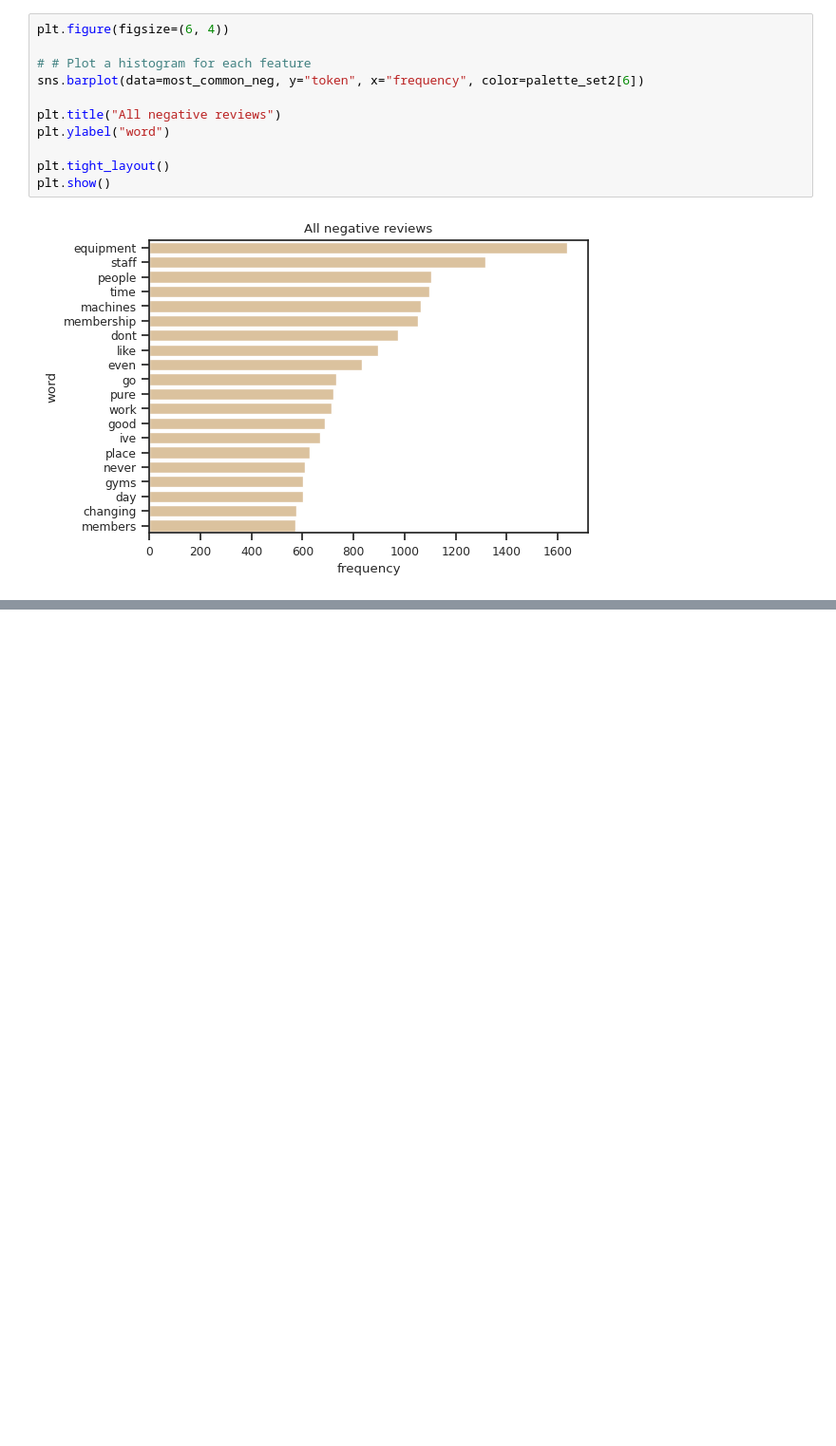
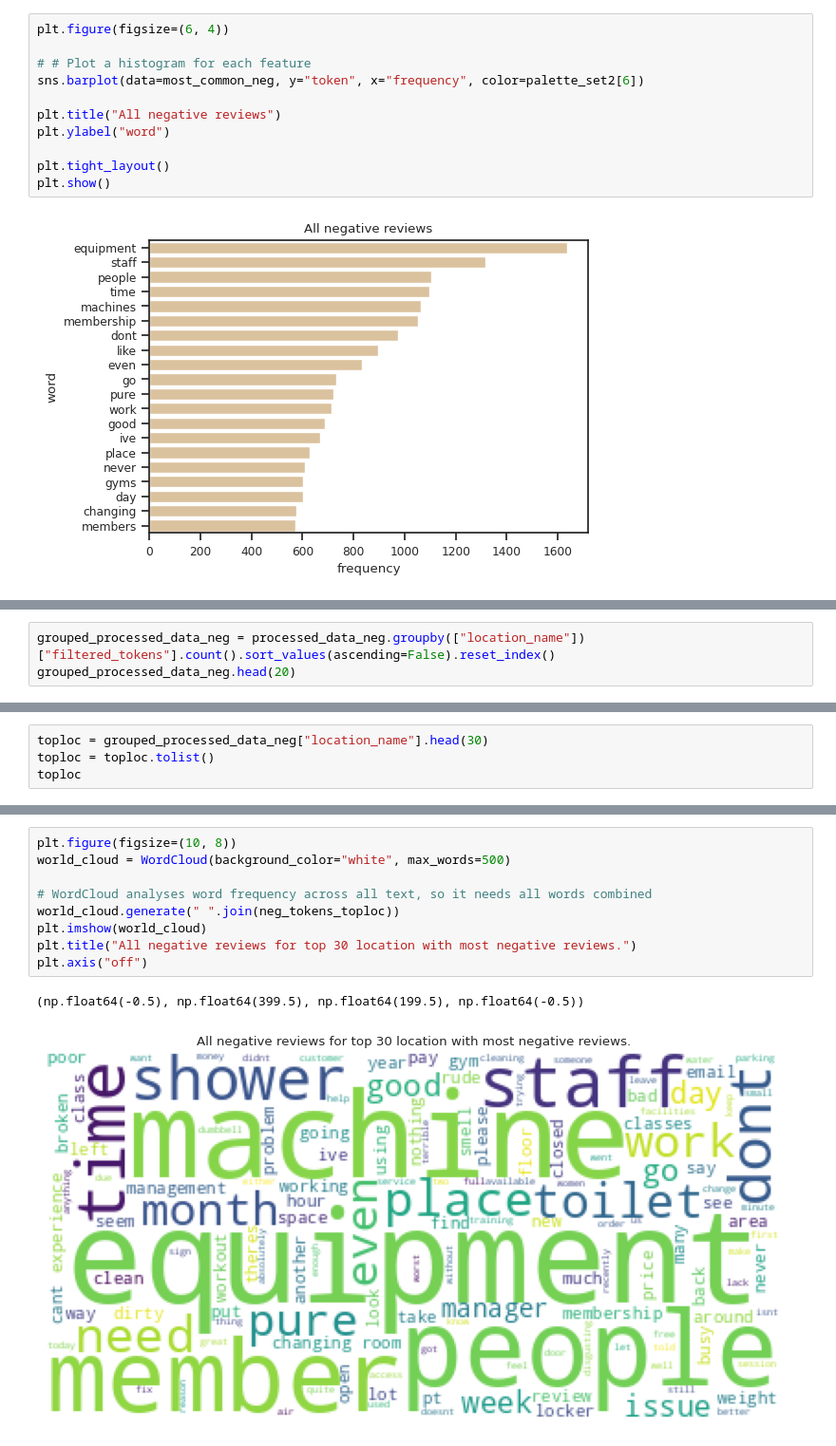
Before and after one commit to dyarparvar/NLP-and-Topic-Modelling-of-Customer-Reviews, a Jupyter notebook: Yarparvar_Darya_CAM_DS_C301_Topic_project_4_1.ipynb, the cells around one changed output, grey strips where cells are left out. Shown at 95% size. Saved outputs shown, nothing was run; the diff lists cells and outputs as text; blank space fills up the shorter version.

```diff
--- a/Yarparvar_Darya_CAM_DS_C301_Topic_project_4_1.ipynb
+++ b/Yarparvar_Darya_CAM_DS_C301_Topic_project_4_1.ipynb
@@ -1369,0 +1780,3 @@ plt.axis("off")
+# %%
+grouped_processed_data_neg = processed_data_neg.groupby(["location_name"])["filtered_tokens"].count().sort_values(ascending=False).reset_index()
+grouped_processed_data_neg.head(20)
@@ -1369,0 +1801,4 @@ plt.axis("off")
+# %%
+toploc = grouped_processed_data_neg["location_name"].head(30)
+toploc = toploc.tolist()
+toploc
@@ -1369,0 +1896,12 @@ plt.axis("off")
+# %%
+plt.figure(figsize=(10, 8))
+world_cloud = WordCloud(background_color="white", max_words=500)
+
+# WordCloud analyses word frequency across all text, so it needs all words combined
+world_cloud.generate(" ".join(neg_tokens_toploc))
+plt.imshow(world_cloud)
+plt.title("All negative reviews for top 30 location with most negative reviews.")
+plt.axis("off")
+# %% [output]
+(np.float64(-0.5), np.float64(399.5), np.float64(199.5), np.float64(-0.5))
+[figure, added]
```
Also changed, not shown: parts of 130 cells of this notebook.
